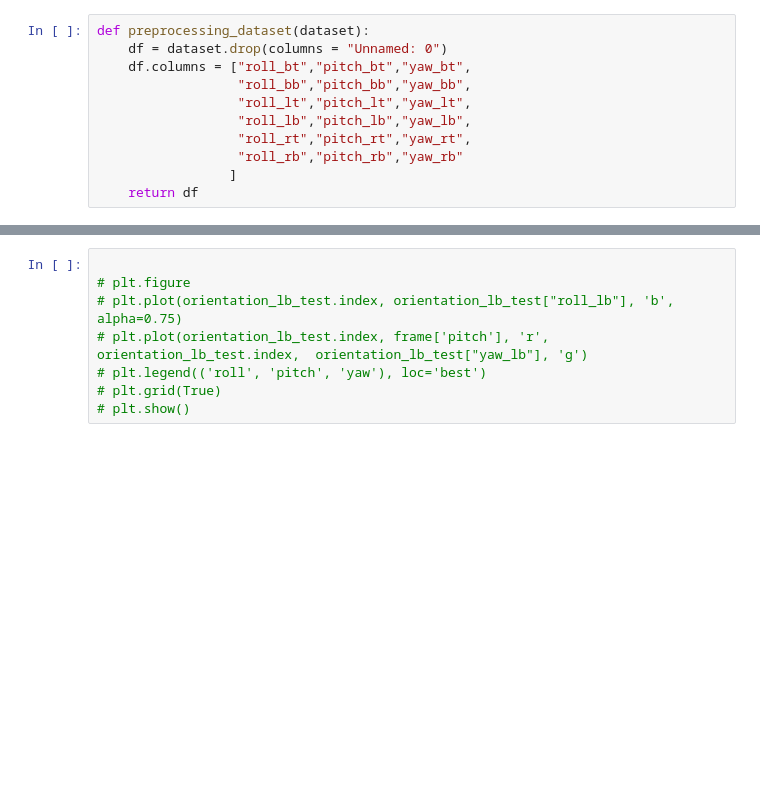
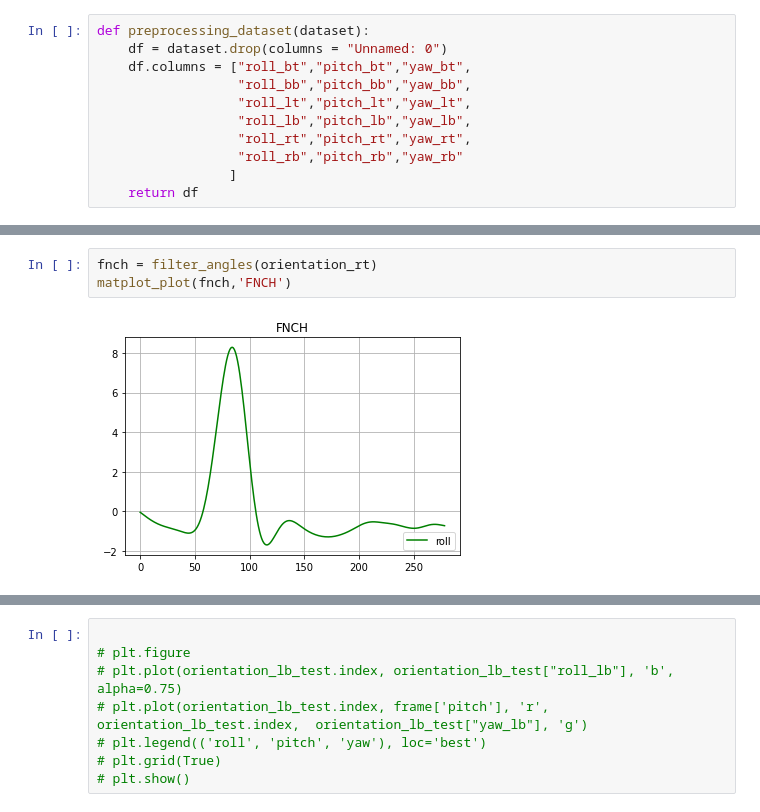
Before and after one commit to Demilaris/human_intention, a Jupyter notebook: IMU Preprocessing.ipynb, the cells around one changed output, grey strips where cells are left out. Cells and saved outputs as stored; diff of their text form; blank space fills up the shorter version.

```diff
--- a/IMU Preprocessing.ipynb
+++ b/IMU Preprocessing.ipynb
@@ -299,0 +427,5 @@ matplot_plot(fnch,'FNCH')
+# %%
+fnch = filter_angles(orientation_rt)
+matplot_plot(fnch,'FNCH')
+# %% [output]
+[figure, added]
```
Also changed, not shown: parts of 29 cells of this notebook, 18 other files.
